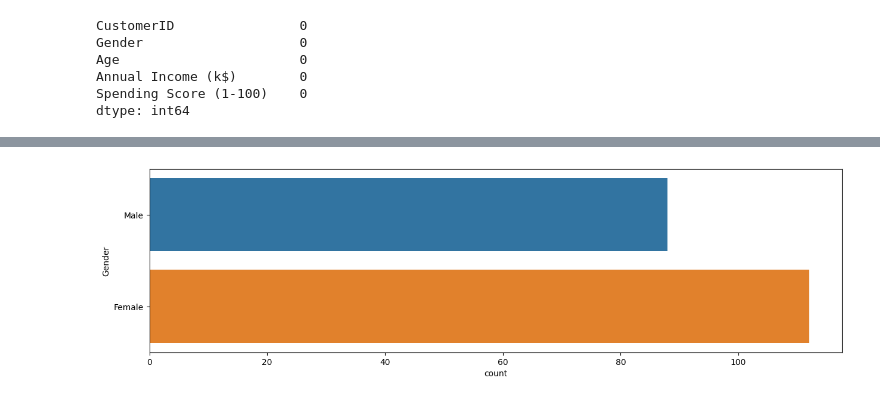
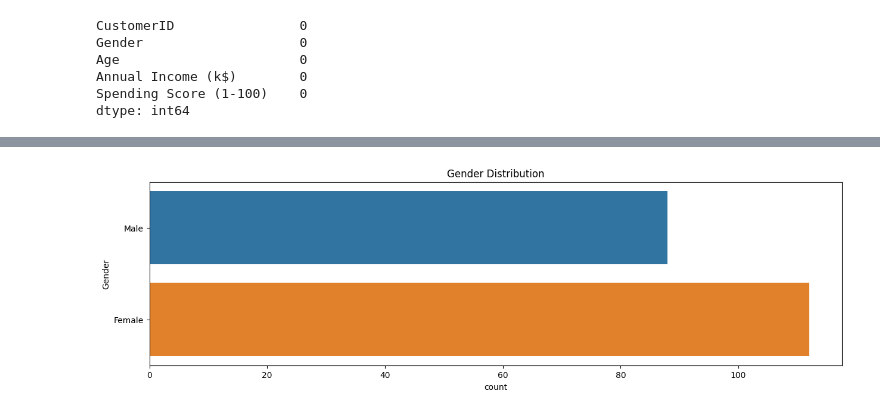
Before and after one commit to Octopush18/Customer_Segmentation_Unsupervised_Learning_KMeans, a Jupyter notebook: Customer_Segmentation.ipynb, the cells around one changed output, grey strips where cells are left out. Saved outputs shown, nothing was run; the diff lists cells and outputs as text; code cells hidden in the pictures.

```diff
--- a/Customer_Segmentation.ipynb
+++ b/Customer_Segmentation.ipynb
@@ -95,6 +68,8 @@ https://gist.github.com/mwaskom/de44147ed2974457ad6372750bbe5751
 # %%
-plt.figure(figsize=(15,4))
+# Count plot for Gender distribution
+plt.figure(figsize=(15, 4))
 sns.countplot(y='Gender', data=df)
+plt.title('Gender Distribution')
 plt.show()
 # %% [output]
-[figure, old version]
+[figure, new version]
```
Also changed, not shown: parts of 30 cells of this notebook, 1 other file.
